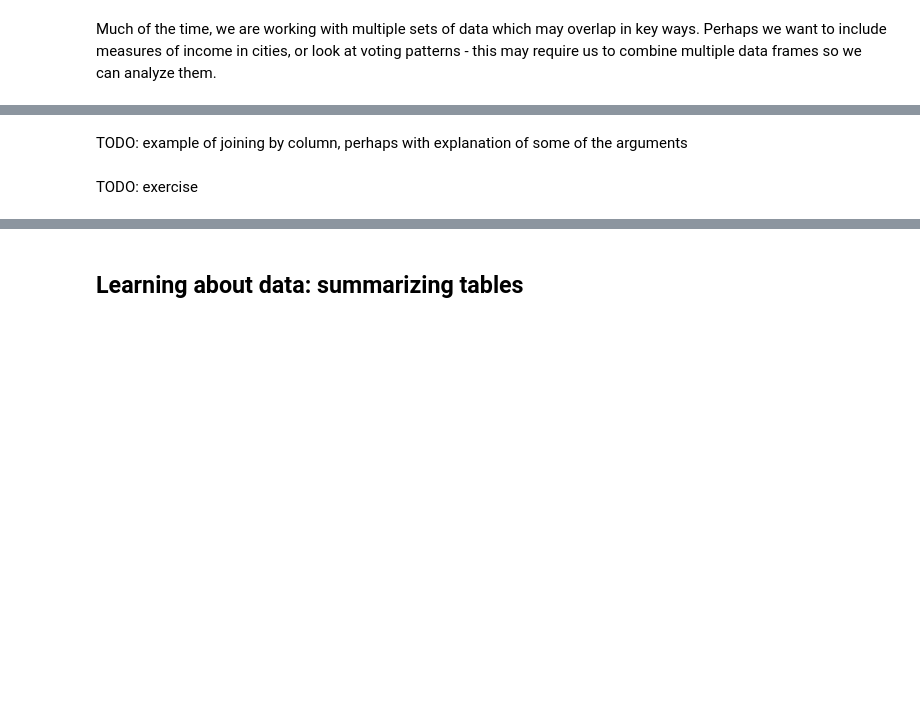
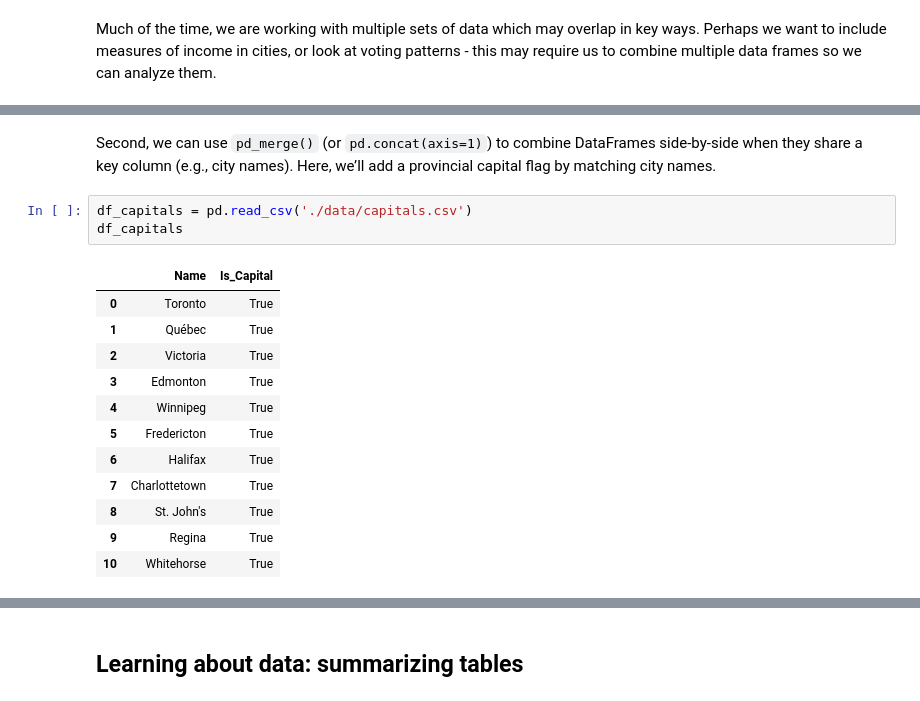
Before and after one commit to schoolofcities/urban-data-storytelling, a Jupyter notebook: urban-data-analytics/3-data-analytics-and-processing/data-analytics-and-processing.ipynb, the cells around one changed output, grey strips where cells are left out. Saved outputs shown, nothing was run; the diff lists cells and outputs as text; blank space fills up the shorter version.

Commit message:
Add notes and code for concatenation section

```diff
--- a/urban-data-analytics/3-data-analytics-and-processing/data-analytics-and-processing.ipynb
+++ b/urban-data-analytics/3-data-analytics-and-processing/data-analytics-and-processing.ipynb
@@ -231,4 +241,18 @@ TODO: example of appending rows together
 # %% [markdown]
-TODO: example of joining by column, perhaps with explanation of some of the arguments
+Second, we can use `pd_merge()` (or `pd.concat(axis=1)`) to combine DataFrames side-by-side when they share a key column (e.g., city names). Here, we’ll add a provincial capital flag by matching city names.
-# %% [markdown]
-TODO: exercise
+# %%
+df_capitals = pd.read_csv('./data/capitals.csv')
+df_capitals
+# %% [output]
+|  | Name | Is_Capital |
+| 0 | Toronto | True |
+| 1 | Québec | True |
+| 2 | Victoria | True |
+| 3 | Edmonton | True |
+| 4 | Winnipeg | True |
+| 5 | Fredericton | True |
+| 6 | Halifax | True |
+| 7 | Charlottetown | True |
+| 8 | St. John's | True |
+| 9 | Regina | True |
+| 10 | Whitehorse | True |
```
Also changed, not shown: parts of 4 cells of this notebook, 2 other files.
